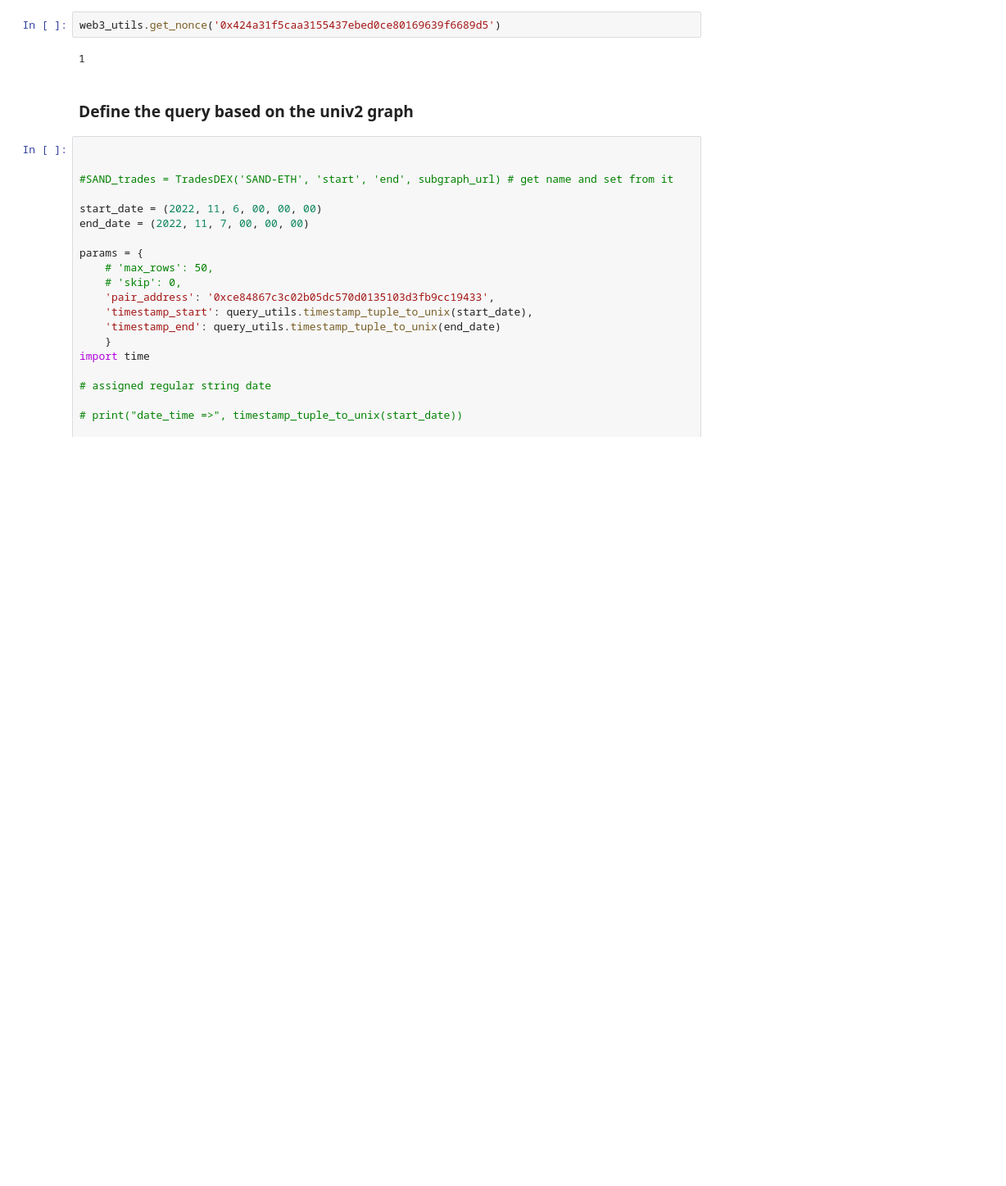
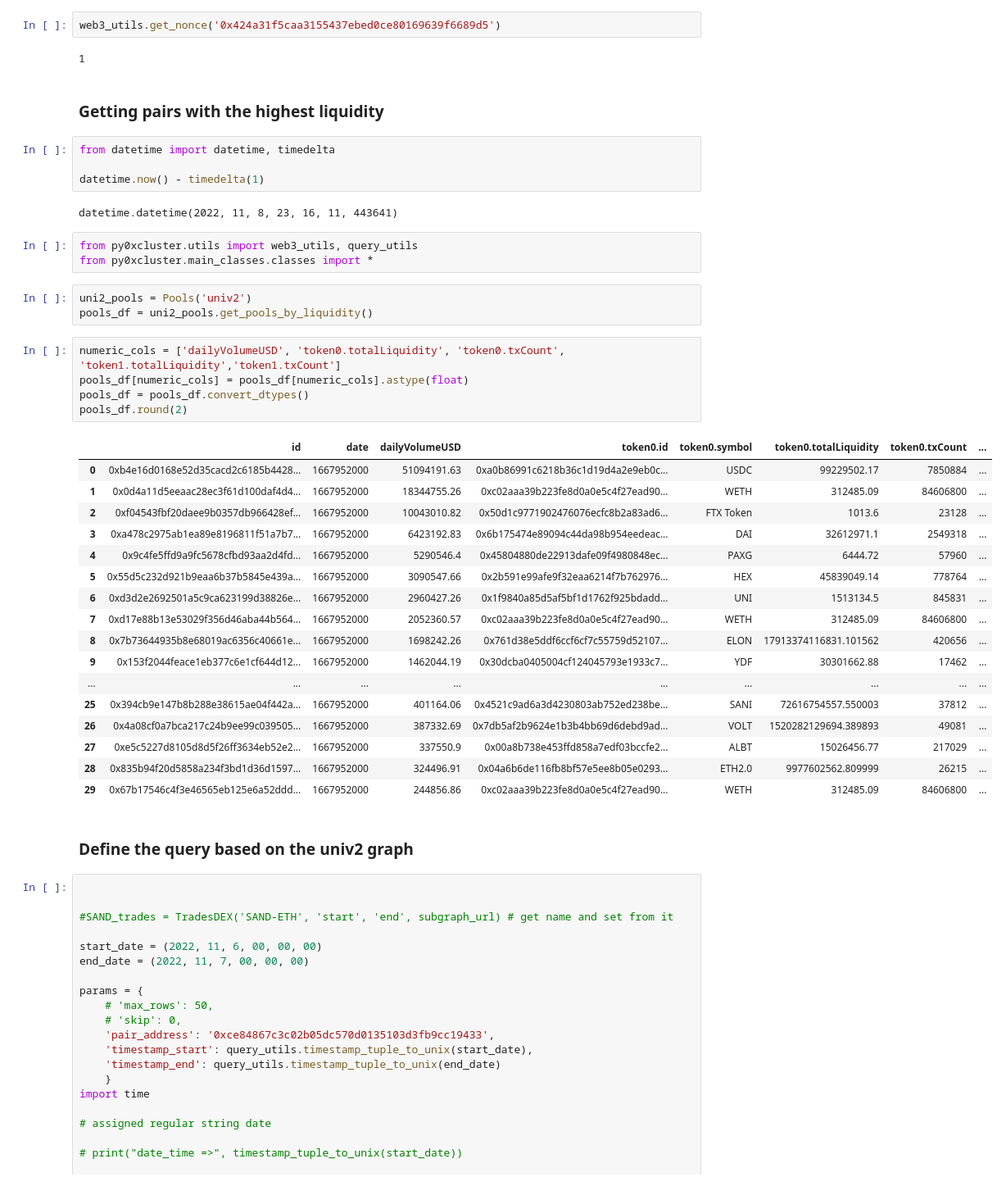
Before and after one commit to juliencarponcy/py0xcluster, a Jupyter notebook: notebooks/graph_queries_pools.ipynb, the cells around one changed output. Shown: that part at 82% size. Saved outputs shown, nothing was run; the diff lists cells and outputs as text; blank space fills up the shorter version.

Commit message:
get_pools_by_liquidity() functional

```diff
--- a/notebooks/graph_queries_pools.ipynb
+++ b/notebooks/graph_queries_pools.ipynb
@@ -33,6 +30,43 @@ address1 = '0x728BD56A965dC3B9aDA745301C2f731599d2fe13'
 web3_utils.get_nonce('0x424a31f5caa3155437ebed0ce80169639f6689d5')
 # %% [output]
 1
+# %% [markdown]
+### Getting pairs with the highest liquidity
+# %%
+from datetime import datetime, timedelta
+
+datetime.now() - timedelta(1)
+# %% [output]
+datetime.datetime(2022, 11, 8, 23, 16, 11, 443641)
+# %%
+from py0xcluster.utils import web3_utils, query_utils
+from py0xcluster.main_classes.classes import *
+# %%
+uni2_pools = Pools('univ2')
+pools_df = uni2_pools.get_pools_by_liquidity()
+# %%
+numeric_cols = ['dailyVolumeUSD', 'token0.totalLiquidity', 'token0.txCount', 'token1.totalLiquidity','token1.txCount']
+pools_df[numeric_cols] = pools_df[numeric_cols].astype(float)
+pools_df = pools_df.convert_dtypes()
+pools_df.round(2)
+# %% [output]
+|  | id | date | dailyVolumeUSD | token0.id | token0.symbol | token0.totalLiquidity | token0.txCount | ... |
+| 0 | 0xb4e16d0168e52d35cacd2c6185b4428... | 1667952000 | 51094191.63 | 0xa0b86991c6218b36c1d19d4a2e9eb0c... | USDC | 99229502.17 | 7850884 | ... |
+| 1 | 0x0d4a11d5eeaac28ec3f61d100daf4d4... | 1667952000 | 18344755.26 | 0xc02aaa39b223fe8d0a0e5c4f27ead90... | WETH | 312485.09 | 84606800 | ... |
+| 2 | 0xf04543fbf20daee9b0357db966428ef... | 1667952000 | 10043010.82 | 0x50d1c9771902476076ecfc8b2a83ad6... | FTX Token | 1013.6 | 23128 | ... |
+| 3 | 0xa478c2975ab1ea89e8196811f51a7b7... | 1667952000 | 6423192.83 | 0x6b175474e89094c44da98b954eedeac... | DAI | 32612971.1 | 2549318 | ... |
+| 4 | 0x9c4fe5ffd9a9fc5678cfbd93aa2d4fd... | 1667952000 | 5290546.4 | 0x45804880de22913dafe09f4980848ec... | PAXG | 6444.72 | 57960 | ... |
+| 5 | 0x55d5c232d921b9eaa6b37b5845e439a... | 1667952000 | 3090547.66 | 0x2b591e99afe9f32eaa6214f7b762976... | HEX | 45839049.14 | 778764 | ... |
+| 6 | 0xd3d2e2692501a5c9ca623199d38826e... | 1667952000 | 2960427.26 | 0x1f9840a85d5af5bf1d1762f925bdadd... | UNI | 1513134.5 | 845831 | ... |
+| 7 | 0xd17e88b13e53029f356d46aba44b564... | 1667952000 | 2052360.57 | 0xc02aaa39b223fe8d0a0e5c4f27ead90... | WETH | 312485.09 | 84606800 | ... |
+| 8 | 0x7b73644935b8e68019ac6356c40661e... | 1667952000 | 1698242.26 | 0x761d38e5ddf6ccf6cf7c55759d52107... | ELON | 17913374116831.101562 | 420656 | ... |
+| 9 | 0x153f2044feace1eb377c6e1cf644d12... | 1667952000 | 1462044.19 | 0x30dcba0405004cf124045793e1933c7... | YDF | 30301662.88 | 17462 | ... |
+| ... | ... | ... | ... | ... | ... | ... | ... | ... |
+| 25 | 0x394cb9e147b8b288e38615ae04f442a... | 1667952000 | 401164.06 | 0x4521c9ad6a3d4230803ab752ed238be... | SANI | 72616754557.550003 | 37812 | ... |
+| 26 | 0x4a08cf0a7bca217c24b9ee99c039505... | 1667952000 | 387332.69 | 0x7db5af2b9624e1b3b4bb69d6debd9ad... | VOLT | 1520282129694.389893 | 49081 | ... |
+| 27 | 0xe5c5227d8105d8d5f26ff3634eb52e2... | 1667952000 | 337550.9 | 0x00a8b738e453ffd858a7edf03bccfe2... | ALBT | 15026456.77 | 217029 | ... |
+| 28 | 0x835b94f20d5858a234f3bd1d36d1597... | 1667952000 | 324496.91 | 0x04a6b6de116fb8bf57e5ee8b05e0293... | ETH2.0 | 9977602562.809999 | 26215 | ... |
+| 29 | 0x67b17546c4f3e46565eb125e6a52ddd... | 1667952000 | 244856.86 | 0xc02aaa39b223fe8d0a0e5c4f27ead90... | WETH | 312485.09 | 84606800 | ... |
 # %% [markdown]
 ### Define the query based on the univ2 graph
 # %%
```
Also changed, not shown: parts of 1 cell of this notebook, 3 other files.
